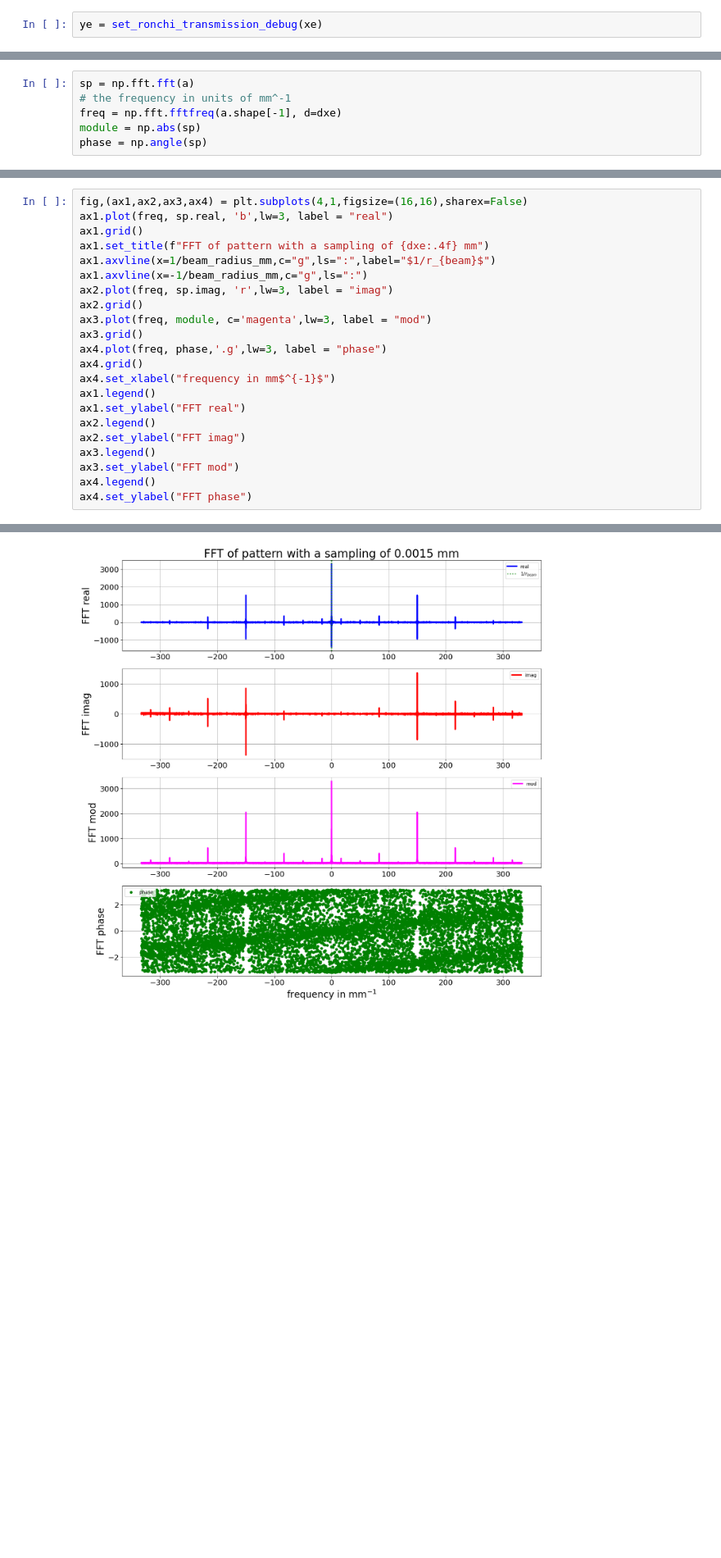
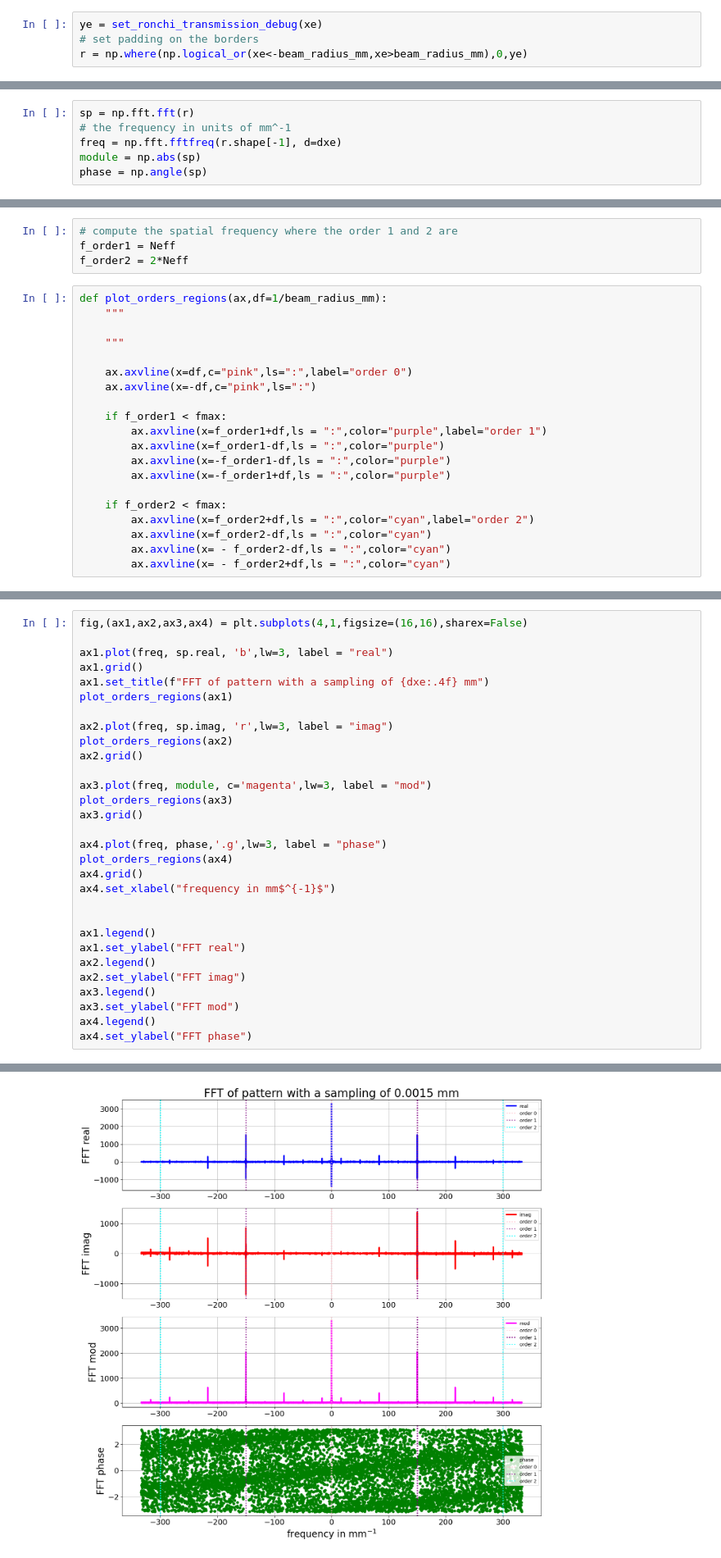
Before and after one commit to sylvielsstfr/AuxtelPSFpoppy, a Jupyter notebook: docs/notebooks/introdiffraction/03_FFT1D_ronchipattern.ipynb, the cells around one changed output, grey strips where cells are left out. Shown at 82% size. Drawn from its saved outputs; the diff is of its cells as text; blank space fills up the shorter version.

```diff
--- a/docs/notebooks/introdiffraction/03_FFT1D_ronchipattern.ipynb
+++ b/docs/notebooks/introdiffraction/03_FFT1D_ronchipattern.ipynb
@@ -100,2 +158,4 @@ Beam radius frequency = 0.2 mm-1
 # %%
 ye = set_ronchi_transmission_debug(xe)
+# set padding on the borders
+r = np.where(np.logical_or(xe<-beam_radius_mm,xe>beam_radius_mm),0,ye)
@@ -120,6 +282,6 @@ Text(0.5, 0, 'mm')
 # %%
-sp = np.fft.fft(a)
+sp = np.fft.fft(r)
 # the frequency in units of mm^-1
-freq = np.fft.fftfreq(a.shape[-1], d=dxe)
+freq = np.fft.fftfreq(r.shape[-1], d=dxe)
 module = np.abs(sp)
 phase = np.angle(sp)
@@ -126 +290,25 @@ phase = np.angle(sp)
+# %%
+# compute the spatial frequency where the order 1 and 2 are
+f_order1 = Neff
+f_order2 = 2*Neff
+# %%
+def plot_orders_regions(ax,df=1/beam_radius_mm):
+    """
+
+    """
+
+    ax.axvline(x=df,c="pink",ls=":",label="order 0")
+    ax.axvline(x=-df,c="pink",ls=":")
+
+    if f_order1 < fmax:
+        ax.axvline(x=f_order1+df,ls = ":",color="purple",label="order 1")
+        ax.axvline(x=f_order1-df,ls = ":",color="purple")
+        ax.axvline(x=-f_order1-df,ls = ":",color="purple")
+        ax.axvline(x=-f_order1+df,ls = ":",color="purple")
+
+    if f_order2 < fmax:
+        ax.axvline(x=f_order2+df,ls = ":",color="cyan",label="order 2")
+        ax.axvline(x=f_order2-df,ls = ":",color="cyan")
+        ax.axvline(x= - f_order2-df,ls = ":",color="cyan")
+        ax.axvline(x= - f_order2+df,ls = ":",color="cyan")
 # %% [markdown]
@@ -131,27 +319,35 @@ phase = np.angle(sp)
 - d) phase
 # %%
 fig,(ax1,ax2,ax3,ax4) = plt.subplots(4,1,figsize=(16,16),sharex=False)
+
 ax1.plot(freq, sp.real, 'b',lw=3, label = "real")
 ax1.grid()
 ax1.set_title(f"FFT of pattern with a sampling of {dxe:.4f} mm")
-ax1.axvline(x=1/beam_radius_mm,c="g",ls=":",label="$1/r_{beam}$")
-ax1.axvline(x=-1/beam_radius_mm,c="g",ls=":")
+plot_orders_regions(ax1)
+
 ax2.plot(freq, sp.imag, 'r',lw=3, label = "imag")
+plot_orders_regions(ax2)
 ax2.grid()
+
 ax3.plot(freq, module, c='magenta',lw=3, label = "mod")
+plot_orders_regions(ax3)
 ax3.grid()
+
 ax4.plot(freq, phase,'.g',lw=3, label = "phase")
+plot_orders_regions(ax4)
 ax4.grid()
 ax4.set_xlabel("frequency in mm$^{-1}$")
+
+
 ax1.legend()
 ax1.set_ylabel("FFT real")
 ax2.legend()
 ax2.set_ylabel("FFT imag")
 ax3.legend()
 ax3.set_ylabel("FFT mod")
 ax4.legend()
 ax4.set_ylabel("FFT phase")
 # %% [output]
 Text(0, 0.5, 'FFT phase')
-[figure, old version]
+[figure, new version]
 # %% [markdown]
```
Also changed, not shown: parts of 45 cells of this notebook, 1 other file.
